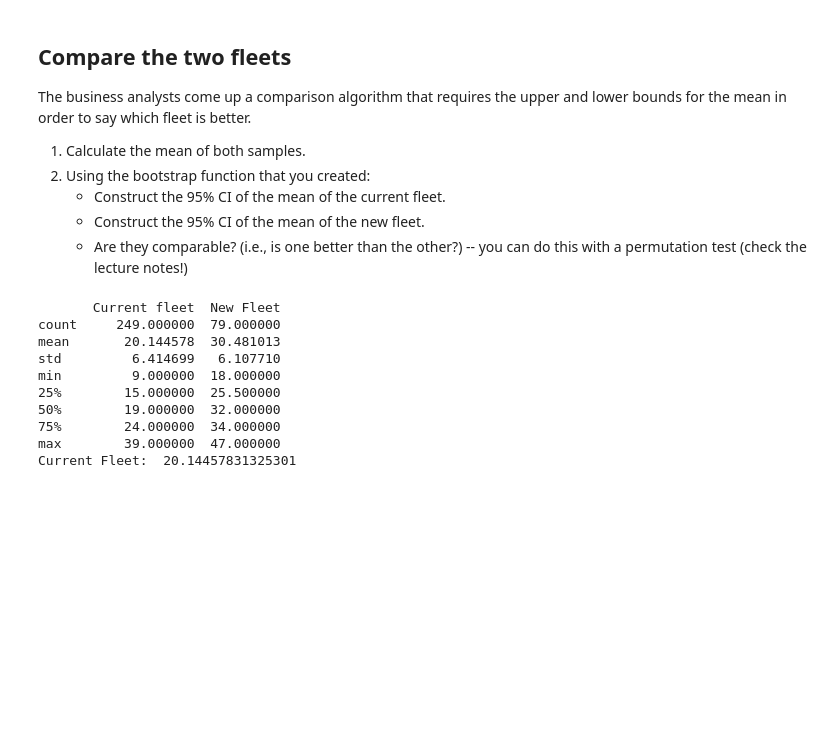
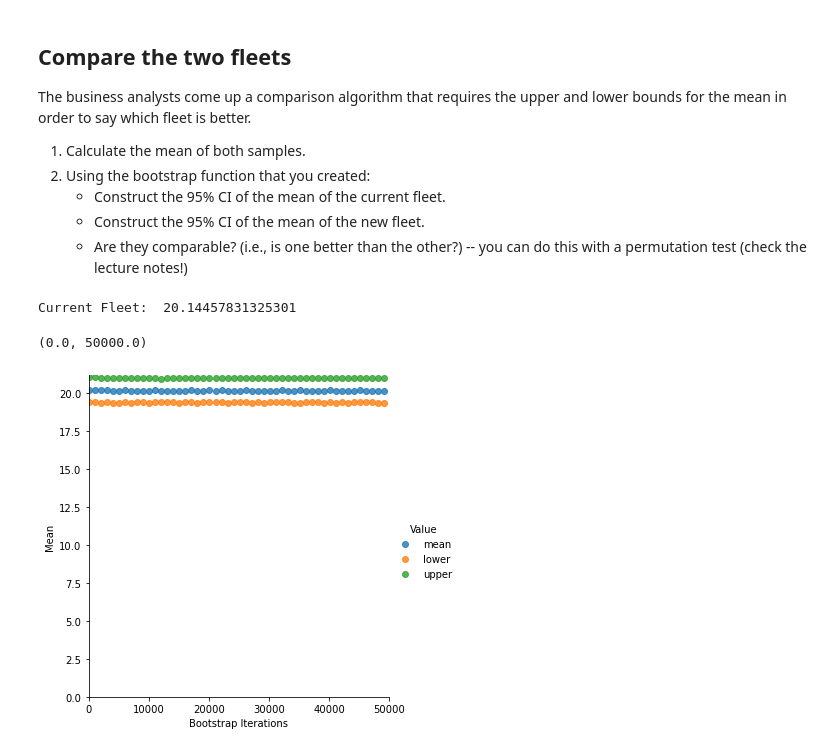
Before and after one commit to PauMarquez99/DataScience-CE888, a Jupyter notebook: Lab2/lab2 - bootstrap/bootstrap.ipynb, the cells around one changed output. Drawn from its saved outputs; the diff is of its cells as text; code cells hidden in the pictures; blank space fills up the shorter version.

```diff
--- a/Lab2/lab2 - bootstrap/bootstrap.ipynb
+++ b/Lab2/lab2 - bootstrap/bootstrap.ipynb
@@ -137,26 +150,27 @@ The business analysts come up a comparison algorithm that requires the upper and
     - Construct the 95% CI of the mean of the current fleet.
     - Construct the 95% CI of the mean of the new fleet.
     - Are they comparable? (i.e., is one better than the other?) -- you can do this with a permutation test (check the lecture notes!)
-# %%
-# <---INSERT YOUR CODE HERE--->
-print(df.describe())
-
-
-data = df['Current fleet'].values
-data2 = df['New Fleet'].values
-print('Current Fleet: ', np.mean(data))
-
-
-# bootstrap_mean_ci(data, sample_size, n_bootstraps, 95)
-# bootstrap_mean_ci(data, sample_size, n_bootstraps, 95)
-# %% [output]
-       Current fleet  New Fleet
-count     249.000000  79.000000
-mean       20.144578  30.481013
-std         6.414699   6.107710
-min         9.000000  18.000000
-25%        15.000000  25.500000
-50%        19.000000  32.000000
-75%        24.000000  34.000000
-max        39.000000  47.000000
-Current Fleet:  20.14457831325301
+# %%
+# <---INSERT YOUR CODE HERE--->
+#print(df.describe())
+
+# data =  df[df.columns[0]].values
+# data2 = df[df.columns[1]].values
+print('Current Fleet: ', np.mean(data))
+
+boots = []
+for i in range(100, 50000, 1000):
+    boot = bootstrap_mean(data, data.shape[0], i)
+    boots.append([i, boot[0], "mean"])
+    boots.append([i, boot[1], "lower"])
+    boots.append([i, boot[2], "upper"])
+
+df_boot = pd.DataFrame(boots, columns=['Bootstrap Iterations', 'Mean', "Value"])
+sns_plot = sns.lmplot(df_boot.columns[0], df_boot.columns[1], data=df_boot, fit_reg=False, hue="Value")
+
+sns_plot.axes[0, 0].set_ylim(0,)
+sns_plot.axes[0, 0].set_xlim(0, 50000)
+# %% [output]
+Current Fleet:  20.14457831325301
+(0.0, 50000.0)
+[figure, added]
```
Also changed, not shown: parts of 13 cells of this notebook, 1 other file.
